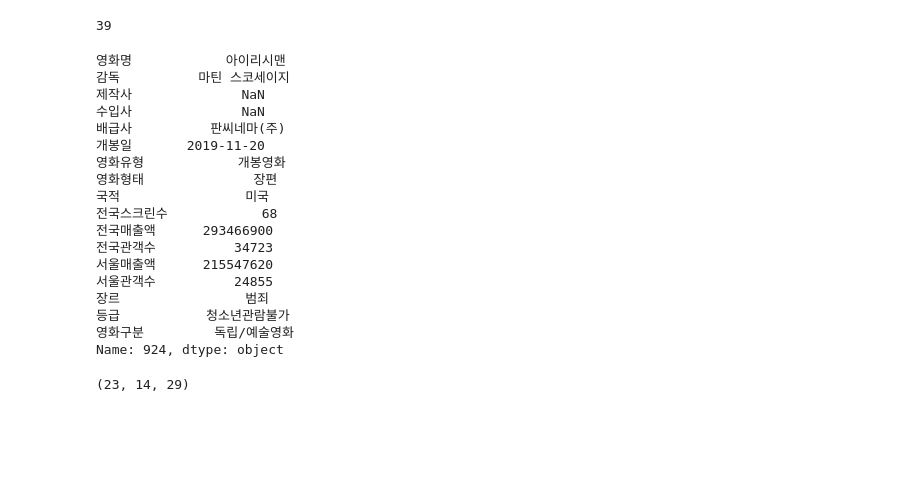
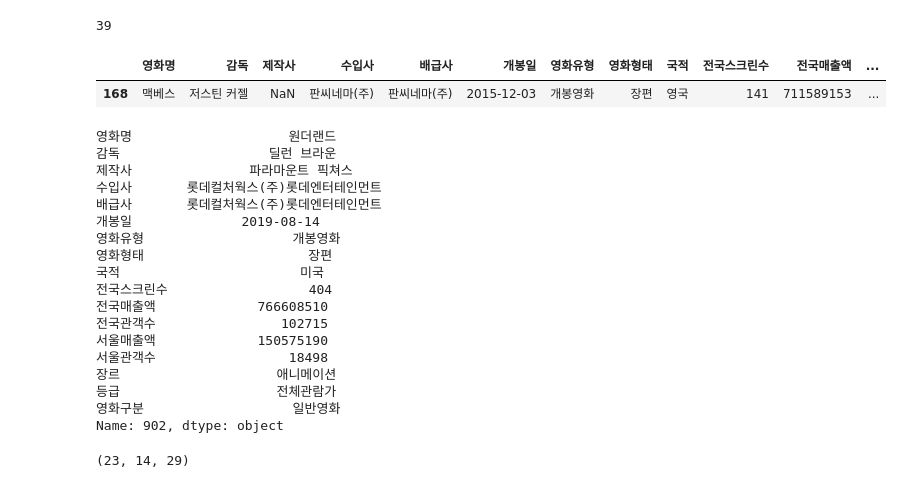
Before and after one commit to yeejun007/linear_regression_project, a Jupyter notebook: yeejun/refactor_01.ipynb, the cells around one changed output. Saved outputs shown, nothing was run; the diff lists cells and outputs as text; code cells hidden in the pictures; blank space fills up the shorter version.

```diff
--- a/yeejun/refactor_01.ipynb
+++ b/yeejun/refactor_01.ipynb
@@ -93,27 +93,32 @@ half_false_index = [
 105-66
 # %% [output]
 39
+# %%
+top_movie_df[top_movie_df['영화명'] == '맥베스']
+# %% [output]
+|  | 영화명 | 감독 | 제작사 | 수입사 | 배급사 | 개봉일 | 영화유형 | 영화형태 | 국적 | 전국스크린수 | 전국매출액 | ... |
+| 168 | 맥베스 | 저스틴 커젤 | NaN | 판씨네마(주) | 판씨네마(주) | 2015-12-03 | 개봉영화 | 장편 | 영국 | 141 | 711589153 | ... |
 # %%
-top_movie_df.iloc[924]
+top_movie_df.iloc[902]
 # %% [output]
-영화명            아이리시맨
-감독          마틴 스코세이지
-제작사              NaN
-수입사              NaN
-배급사          판씨네마(주)
-개봉일       2019-11-20
-영화유형            개봉영화
-영화형태              장편
-국적                미국
-전국스크린수            68
-전국매출액      293466900
-전국관객수          34723
-서울매출액      215547620
-서울관객수          24855
-장르                범죄
-등급           청소년관람불가
-영화구분         독립/예술영화
-Name: 924, dtype: object
+영화명                    원더랜드
+감독                   딜런 브라운
+제작사               파라마운트 픽쳐스
+수입사       롯데컬처웍스(주)롯데엔터테인먼트
+배급사       롯데컬처웍스(주)롯데엔터테인먼트
+개봉일              2019-08-14
+영화유형                   개봉영화
+영화형태                     장편
+국적                       미국
+전국스크린수                  404
+전국매출액             766608510
+전국관객수                102715
+서울매출액             150575190
+서울관객수                 18498
+장르                    애니메이션
+등급                    전체관람가
+영화구분                   일반영화
+Name: 902, dtype: object
 # %%
 new_row = [{
     'N_movie_code': 67786,
```
Also changed, not shown: 15 other files.
